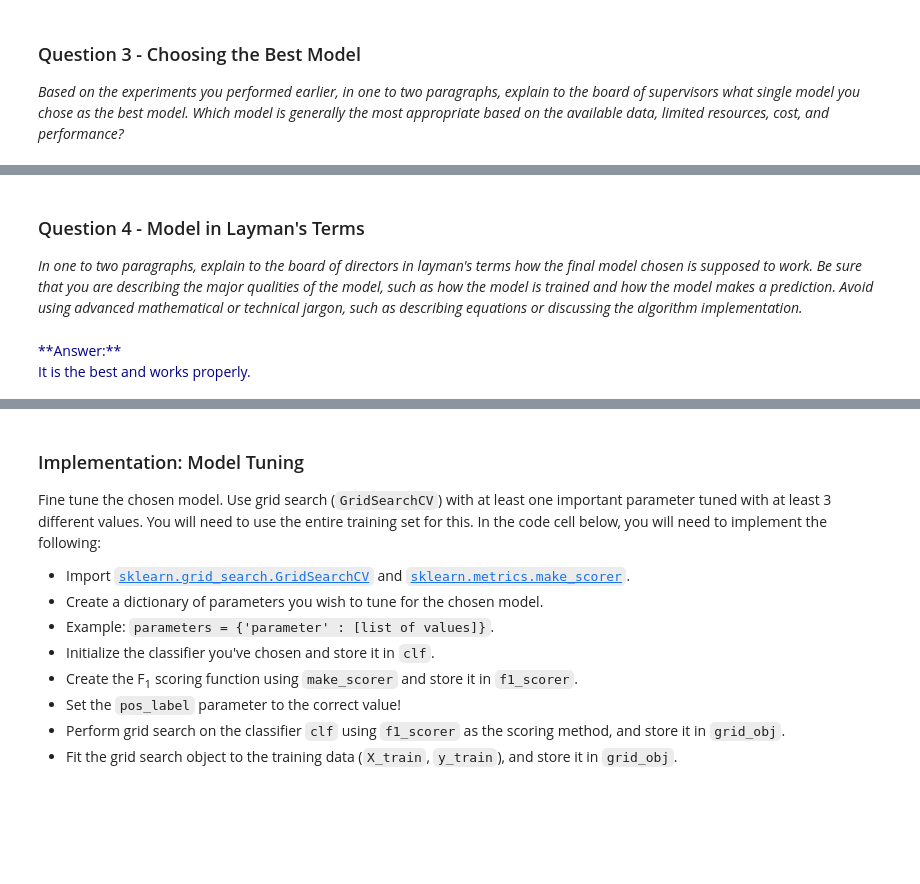
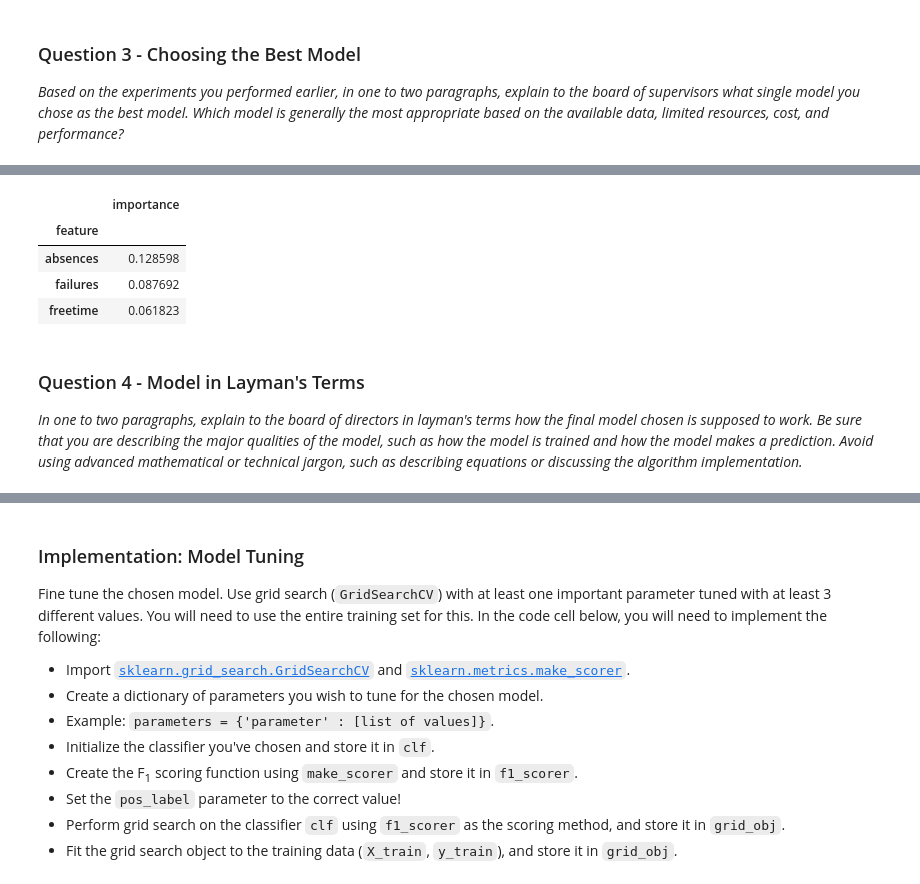
Before and after one commit to michaelmcabral/udacity-mlnd, a Jupyter notebook: student_intervention/student_intervention.ipynb, the cells around one changed output, grey strips where cells are left out. Drawn from its saved outputs; the diff is of its cells as text; code cells hidden in the pictures; blank space fills up the shorter version.

```diff
--- a/student_intervention/student_intervention.ipynb
+++ b/student_intervention/student_intervention.ipynb
@@ -613,8 +628,14 @@ The support vector machines model was the chosen one.
+# %%
+# The 3 most important features according to the decision tree's model
+feature_ranking = pd.DataFrame({'importance': list(clf_A.feature_importances_), 'feature': list(X_train.columns)})
+feature_ranking.set_index('feature', inplace=True)
+feature_ranking.sort_values('importance', ascending=False)[:3]
+# %% [output]
+|  | importance |
+| feature |  |
+| absences | 0.128598 |
+| failures | 0.087692 |
+| freetime | 0.061823 |
 # %% [markdown]
 ### Question 4 - Model in Layman's Terms
 *In one to two paragraphs, explain to the board of directors in layman's terms how the final model chosen is supposed to work. Be sure that you are describing the major qualities of the model, such as how the model is trained and how the model makes a prediction. Avoid using advanced mathematical or technical jargon, such as describing equations or discussing the algorithm implementation.*
-# %% [markdown]
-<font color=darkblue>
-**Answer:**<br>
-It is the best and works properly.
-</font>
```
Also changed, not shown: parts of 13 cells of this notebook, 1 other file.
